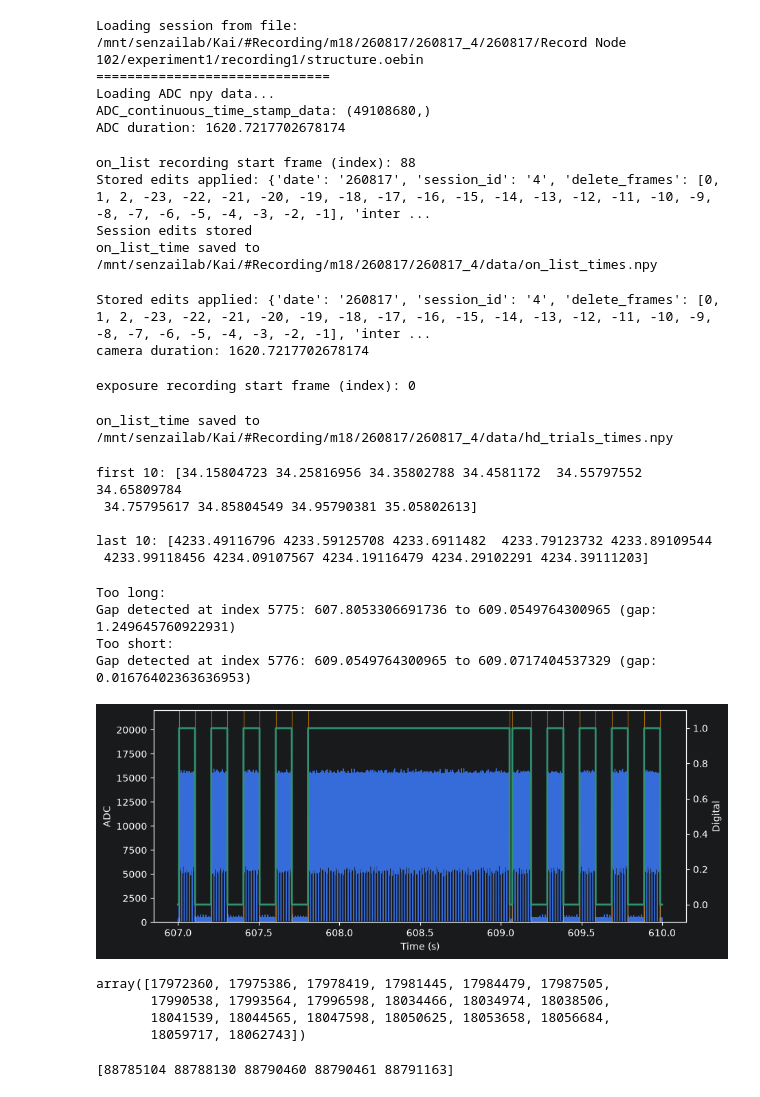
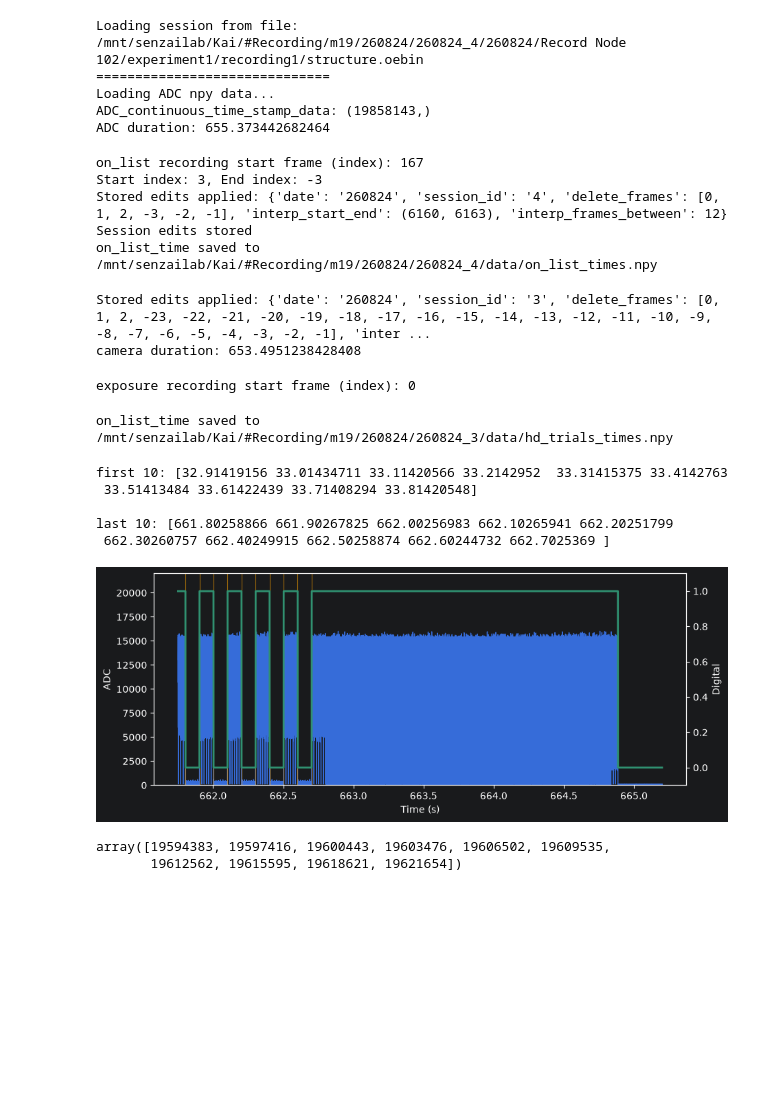
Before and after one commit to KaiCao2003/rfmapping, a Jupyter notebook: matlab.ipynb, the cells around one changed output. Cells and saved outputs as stored; diff of their text form; code cells hidden in the pictures; blank space fills up the shorter version.

```diff
--- a/matlab.ipynb
+++ b/matlab.ipynb
@@ -30,10 +28,10 @@ Change all the variables below to match recording.
 """
 
 is_overwrite_parameters: bool = True
-base_dir = r"/mnt/senzailab/Kai/#Recording/m18"
+base_dir = r"/mnt/senzailab/Kai/#Recording/m19"
 
 # base_dir = "data"
-date: str | int = "260817"
+date: str | int = "260824"
 
 num_of_rec: int = 4
 
@@ -159,13 +157,25 @@ on_list_time = ADC_continuous_time_stamp_data[on_list_detected]
     target=on_list_time
 )
 
-deleteFrames: list[int] = [29116, 29117]
+# deleteFrames: list[int] = [16002, 16003]
 
-deleteStartIndex = 3
-deleteEndIndex = -3
+# deleteStartIndex = 3
+# deleteEndIndex = -5
 
+abnormal = []
+
+for index, _ in enumerate(np.diff(on_list_time)):
+    if _ < 0.08:
+        abnormal.append(index)
+    if _ > 0.11:
+        abnormal.append(index)
+
+start, end = gen_delete_by_range_index(abnormal, on_list_time)
 # (start, end, frames_between)
-# interp_start, interp_end, frames_between = 2255, 2258, 13
+# interp_start, interp_end, frames_between = 6160, 6163, 12
+
+deleteStartIndex = start
+deleteEndIndex = end
 
 if saved:
     on_list_time = edited_target
@@ -222,15 +232,16 @@ on_list_time = np.append(on_list_time, on_list_time[-1] + 0.1)
 np.save((npyfile_path := f"{base_dir}/data/on_list_times.npy"), on_list_time)
 print(f"on_list_time saved to {npyfile_path}")
 # %% [output]
-Loading session from file: /mnt/senzailab/Kai/#Recording/m18/260817/260817_4/260817/Record Node 102/experiment1/recording1/structure.oebin
+Loading session from file: /mnt/senzailab/Kai/#Recording/m19/260824/260824_4/260824/Record Node 102/experiment1/recording1/structure.oebin
 ==============================
 Loading ADC npy data...
-ADC_continuous_time_stamp_data: (49108680,)
-ADC duration: 1620.7217702678174
+ADC_continuous_time_stamp_data: (19858143,)
+ADC duration: 655.373442682464
-on_list recording start frame (index): 88
-Stored edits applied: {'date': '260817', 'session_id': '4', 'delete_frames': [0, 1, 2, -23, -22, -21, -20, -19, -18, -17, -16, -15, -14, -13, -12, -11, -10, -9, -8, -7, -6, -5, -4, -3, -2, -1], 'inter ...
+on_list recording start frame (index): 167
+Start index: 3, End index: -3
+Stored edits applied: {'date': '260824', 'session_id': '4', 'delete_frames': [0, 1, 2, -3, -2, -1], 'interp_start_end': (6160, 6163), 'interp_frames_between': 12}
 Session edits stored
-on_list_time saved to /mnt/senzailab/Kai/#Recording/m18/260817/260817_4/data/on_list_times.npy
+on_list_time saved to /mnt/senzailab/Kai/#Recording/m19/260824/260824_4/data/on_list_times.npy
 # %%
 on_list = on_list_detected
 # (start, end, frames_between)
@@ -288,20 +299,20 @@ assert len(selected_hd_pix) == len(trials), f"Length mismatch: {len(selected_hd_
 np.save((npyfile_path := f"{base_dir}/data/hd_trials_times.npy"), selected_hd_pix)
 print(f"on_list_time saved to {npyfile_path}")
 # %% [output]
-Stored edits applied: {'date': '260817', 'session_id': '4', 'delete_frames': [0, 1, 2, -23, -22, -21, -20, -19, -18, -17, -16, -15, -14, -13, -12, -11, -10, -9, -8, -7, -6, -5, -4, -3, -2, -1], 'inter ...
-camera duration: 1620.7217702678174
+Stored edits applied: {'date': '260824', 'session_id': '3', 'delete_frames': [0, 1, 2, -23, -22, -21, -20, -19, -18, -17, -16, -15, -14, -13, -12, -11, -10, -9, -8, -7, -6, -5, -4, -3, -2, -1], 'inter ...
+camera duration: 653.4951238428408
 exposure recording start frame (index): 0
-on_list_time saved to /mnt/senzailab/Kai/#Recording/m18/260817/260817_4/data/hd_trials_times.npy
+on_list_time saved to /mnt/senzailab/Kai/#Recording/m19/260824/260824_3/data/hd_trials_times.npy
 # %%
 print("first 10:", on_list_time[:10], "\n")
 
 print("last 10:", on_list_time[-10:])
 # %% [output]
-first 10: [34.15804723 34.25816956 34.35802788 34.4581172  34.55797552 34.65809784
- 34.75795617 34.85804549 34.95790381 35.05802613]
+first 10: [32.91419156 33.01434711 33.11420566 33.2142952  33.31415375 33.4142763
+ 33.51413484 33.61422439 33.71408294 33.81420548]
 
-last 10: [4233.49116796 4233.59125708 4233.6911482  4233.79123732 4233.89109544
- 4233.99118456 4234.09107567 4234.19116479 4234.29102291 4234.39111203]
+last 10: [661.80258866 661.90267825 662.00256983 662.10265941 662.20251799
+ 662.30260757 662.40249915 662.50258874 662.60244732 662.7025369 ]
 # %%
 for index, _ in enumerate(np.diff(on_list_time)):
     if _ < 0.08:
@@ -310,16 +321,11 @@ for index, _ in enumerate(np.diff(on_list_time)):
     if _ > 0.18:
         print("Too long:")
         print(f"Gap detected at index {index}: {on_list_time[index]} to {on_list_time[index + 1]} (gap: {_})")
-# %% [output]
-Too long:
-Gap detected at index 5775: 607.8053306691736 to 609.0549764300965 (gap: 1.249645760922931)
-Too short:
-Gap detected at index 5776: 609.0549764300965 to 609.0717404537329 (gap: 0.01676402363636953)
 # %%
-# start_time, end_time = 3548, 3551.95
-start_time, end_time = 607, 610
+# start_time, end_time = 2119, 2130
+start_time, end_time = 661.75, 665.2
 
-# start_time, end_time = 20, 32
+# start_time, end_time = 32, 34
 
 
 start_idx = np.searchsorted(ADC_continuous_time_stamp_data, start_time, side="left")
@@ -330,42 +336,38 @@ y1 = photodiode_data[start_idx:end_idx]
 y2 = ADC_DI_data_noGap[start_idx:end_idx]
 edges_list = on_list_time
 
 fig, ax1 = plt.subplots(figsize=(10, 4))
 
 l1 = ax1.plot(x, y1, color='C0', lw=1, label='ADC')
 ax1.set_ylim(0, 22000)
 ax1.set_xlabel("Time (s)")
 ax1.set_ylabel("ADC")
 
 ax2 = ax1.twinx()
 l2 = ax2.plot(x, y2, color='C3', lw=2, label='Digital')
 ax2.set_ylim(-0.1, 1.1)
 ax2.set_ylabel("Digital")
 
 # Add on_list rising/falling edge markers inside this displayed time window.
 # on_list_time is already in the same time base as x.
 left = np.searchsorted(edges_list, x[0], side="left")
 right = np.searchsorted(edges_list, x[-1], side="right")
 visible_edges = edges_list[left:right]
 
 visible_edge_indices = np.searchsorted(ADC_continuous_time_stamp_data, visible_edges)
 
 for t in visible_edges:
     ax1.axvline(t, color="orange", lw=0.8, alpha=0.6)
 
 plt.show()
 
 visible_edge_indices
 # %% [output]
-[figure, old version]
+[figure, new version]
-array([17972360, 17975386, 17978419, 17981445, 17984479, 17987505,
-       17990538, 17993564, 17996598, 18034466, 18034974, 18038506,
-       18041539, 18044565, 18047598, 18050625, 18053658, 18056684,
-       18059717, 18062743])
+array([19594383, 19597416, 19600443, 19603476, 19606502, 19609535,
+       19612562, 19615595, 19618621, 19621654])
 # %%
-print(on_list_detected[29114:29119])
+1print(on_list_detected[6163:6169])
-# %% [output]
-[88785104 88788130 88790460 88790461 88791163]
 # %%
 np.save((npyfile_path := f"{base_dir}/data/on_list_times.npy"), on_list_idx_patched)
 # %%
```
Also changed, not shown: parts of 1 cell of this notebook, 15 other files.
